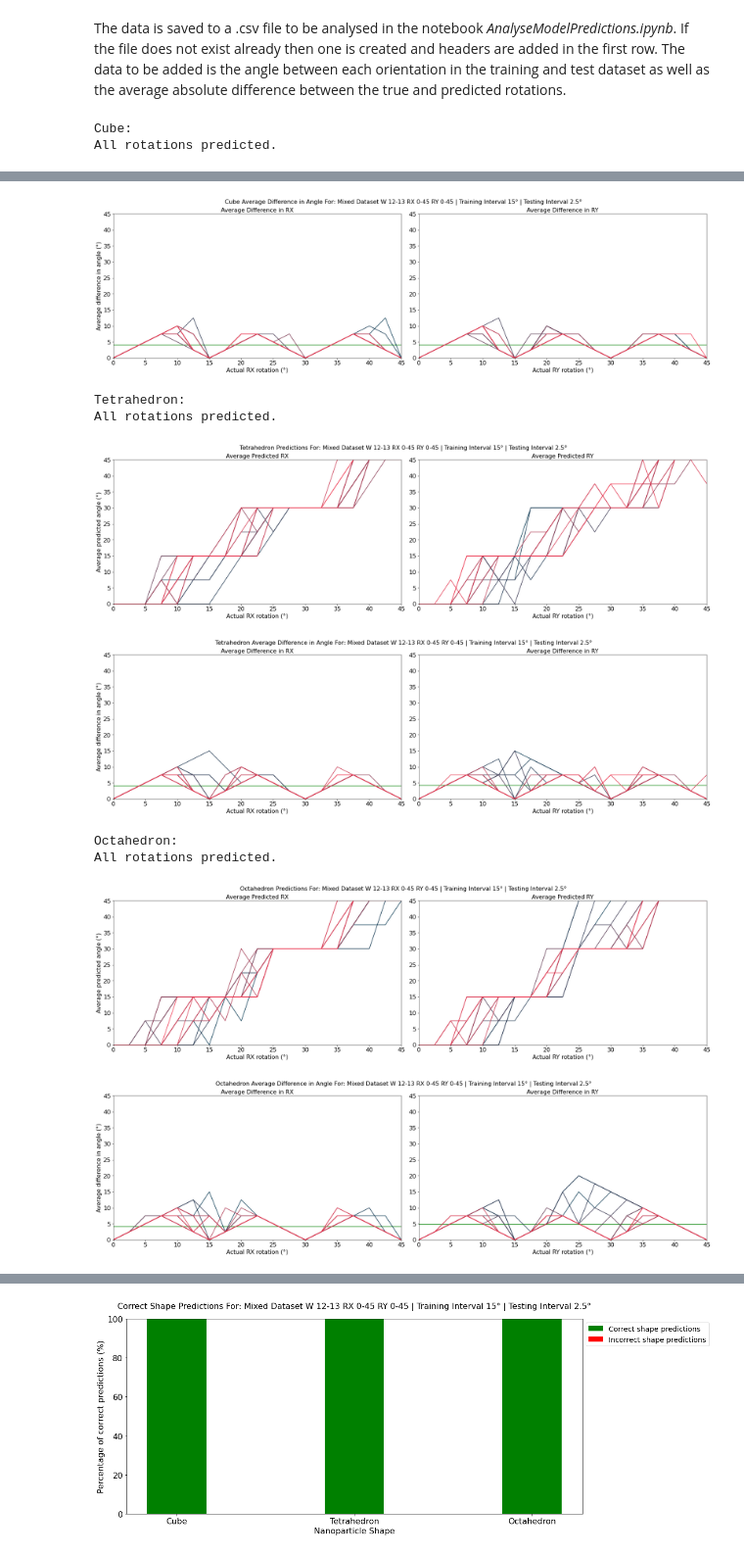
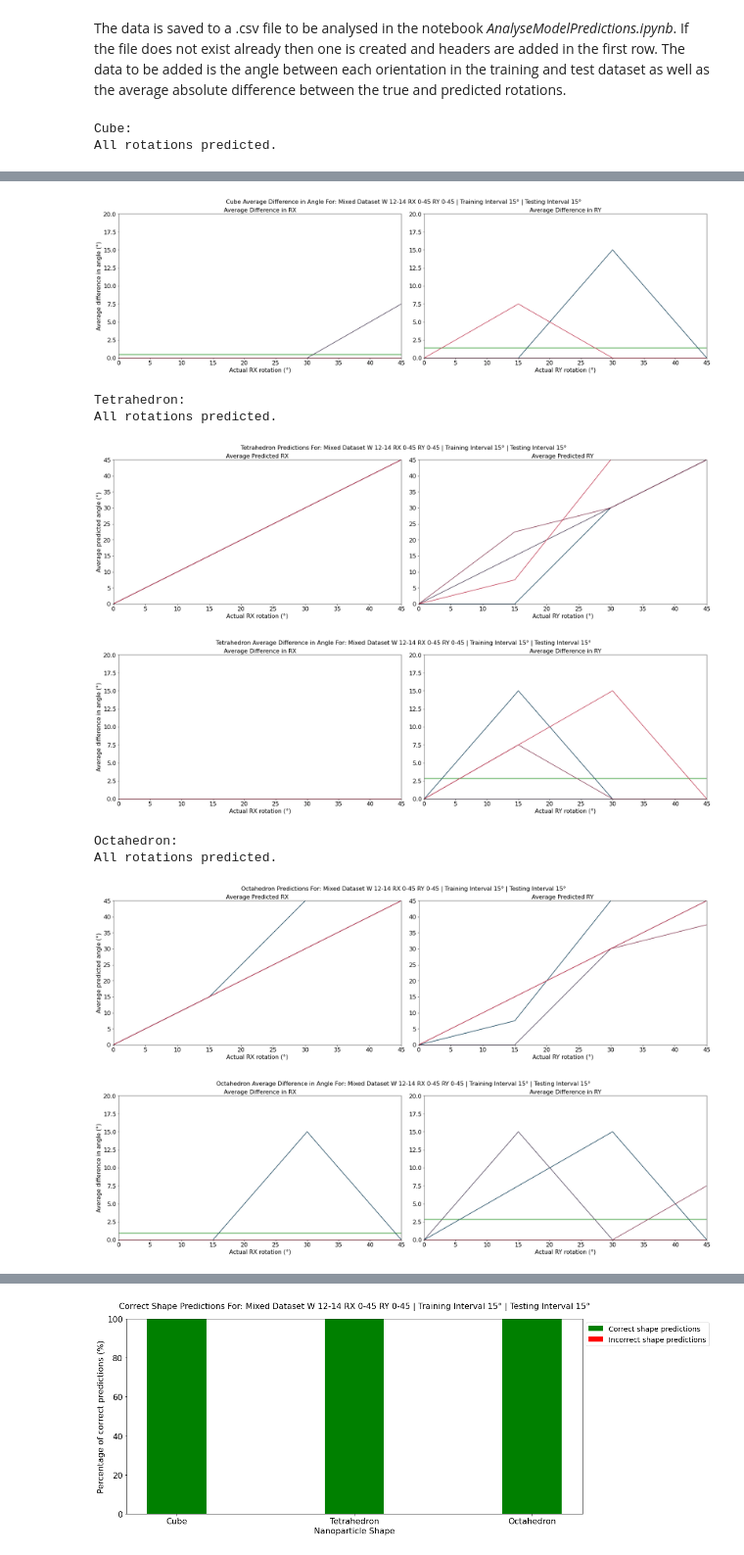
Before and after one commit to javidahmed64592/Y4-Nanoparticles-Project, a Jupyter notebook: ClassificationNanoparticles.ipynb, the cells around one changed output, grey strips where cells are left out. Shown at 98% size. Drawn from its saved outputs; the diff is of its cells as text; code cells hidden in the pictures.

Commit message:
Executed on new dataset and added confirmation to save results

```diff
--- a/ClassificationNanoparticles.ipynb
+++ b/ClassificationNanoparticles.ipynb
@@ -28,7 +28,7 @@ drive_path = "/content/drive"
 drive.mount(drive_path, force_remount=True)
 
 cwd = os.path.join(drive_path, "MyDrive", "Nanoparticles")
-folder_name = "Mixed Dataset W 12-13 RX 0-45 RY 0-45"
+folder_name = "Mixed Dataset W 12-14 RX 0-45 RY 0-45"
 direc = os.path.join(cwd, folder_name)
 # %% [output]
 Mounted at /content/drive
@@ -402,6 +395,7 @@ class shape_group:
     self.run()
     self.plot_predictions()
     self.plot_differences()
+    self.configure_save_path()
 
   def sort_and_reshape_array(self, true_rots, avg_preds, avg_difs, indices):
     """
@@ -542,7 +536,7 @@ class shape_group:
     plt.xlabel("Actual RX rotation (°)", fontsize=16)
     plt.ylabel("Average difference in angle (°)", fontsize=16)
     plt.xlim([self.rx_min, self.rx_max])
-    plt.ylim([self.rx_min, self.rx_max])
+    plt.ylim([self.rx_min, 20])
     plt.title("Average Difference in RX", fontsize=16)
     plt.xticks(fontsize=16)
     plt.yticks(fontsize=16)
@@ -561,7 +555,7 @@ class shape_group:
     plt.hlines(self.mean_y, self.ry_min, self.ry_max, color='g', label="Mean difference in RY = %s°" % round(self.mean_y, 2))
     plt.xlabel("Actual RY rotation (°)", fontsize=16)
     plt.xlim([self.ry_min, self.ry_max])
-    plt.ylim([self.ry_min, self.ry_max])
+    plt.ylim([self.ry_min, 20])
     plt.title("Average Difference in RY", fontsize=16)
     plt.xticks(fontsize=16)
     plt.yticks(fontsize=16)
@@ -573,22 +567,26 @@ class shape_group:
 
     plt.show()
 
+  def configure_save_path(self):
+    """
+    Choose where to save plots and .csv file.
+    """
+    self.results_direc = os.path.join(direc, "Results", "Classification Results", "%s" % self.shape)
+
+    if not os.path.exists(self.results_direc):
+      os.makedirs(self.results_direc)
+
+    self.pred_name = "Classification Pred DR_train%s DR_test%s.png" % (dr_train, dr_test)
+    self.dif_name = "Classification Dif DR_train%s DR_test%s.png" % (dr_train, dr_test)
+    results_name = "Classification %s Results.csv" % self.shape
+    self.results_csv = os.path.join(self.results_direc, results_name)
+
   def save_results(self):
     """
     Save the plots and results to a .csv file.
     """
-    results_direc = os.path.join(direc, "Results", "Classification Results", "%s" % self.shape)
-
-    if not os.path.exists(results_direc):
-      os.makedirs(results_direc)
-
-    pred_name = "Classification Pred DR_train%s DR_test%s.png" % (dr_train, dr_test)
-    dif_name = "Classification Dif DR_train%s DR_test%s.png" % (dr_train, dr_test)
-    self.fig_pred.savefig(os.path.join(results_direc, pred_name))
-    self.fig_dif.savefig(os.path.join(results_direc, dif_name))
-
-    results_name = "Classification %s Results.csv" % self.shape
-    self.results_csv = os.path.join(results_direc, results_name)
+    self.fig_pred.savefig(os.path.join(self.results_direc, self.pred_name))
+    self.fig_dif.savefig(os.path.join(self.results_direc, self.dif_name))
 
     if not os.path.exists(self.results_csv):
       with open(self.results_csv, 'w', newline='') as file:
@@ -611,7 +609,7 @@ class shape_group:
 
     print("\n")
 # %%
-dr_test = 2.5
+dr_test = 15
 testing_path = os.path.join(direc, "Test DR%s" % dr_test)
 
 actual_shapes = []
@@ -634,9 +632,9 @@ All rotations predicted.
-[figure, old version]
+[figure, new version]
 Tetrahedron:
 All rotations predicted.
-[figure, old version]
+[figure, new version]
-[figure, old version]
+[figure, new version]
 Octahedron:
 All rotations predicted.
-[figure, old version]
+[figure, new version]
-[figure, old version]
+[figure, new version]
```
Also changed, not shown: parts of 8 cells of this notebook, 1 other file.
